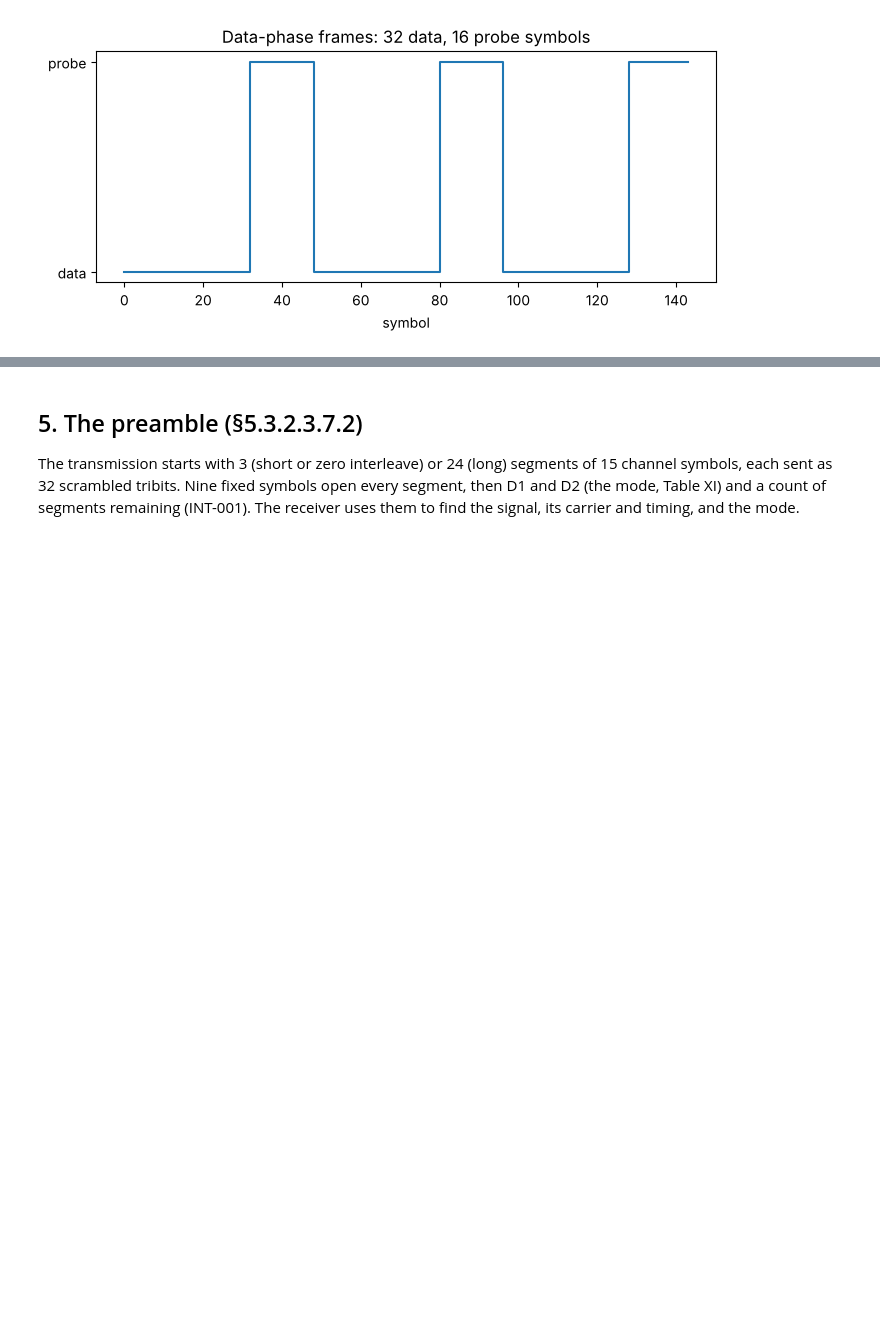
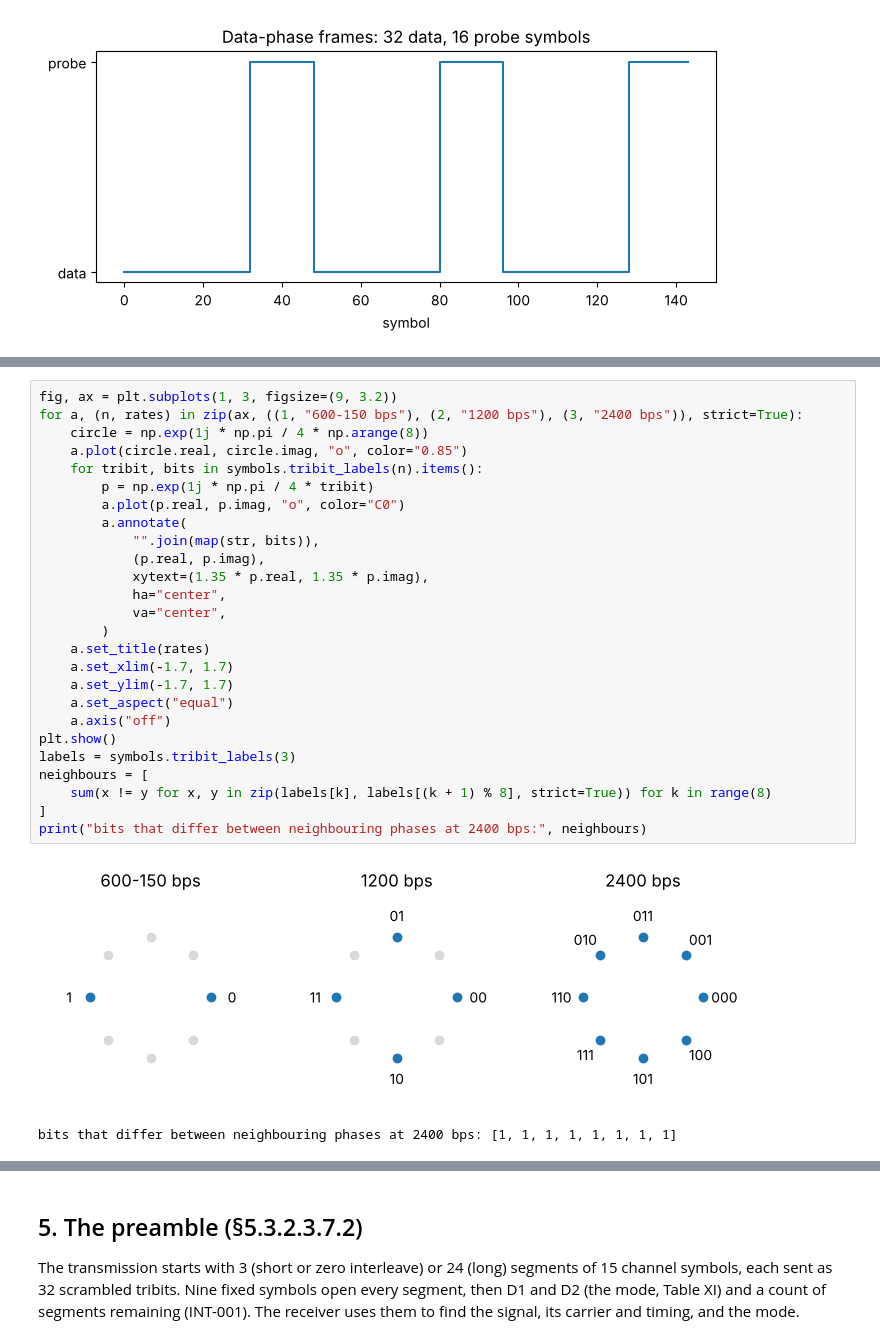
Before and after one commit to Willt125/MIL-STD-188-110, a Jupyter notebook: docs/walkthrough.ipynb, the cells around one changed output, grey strips where cells are left out. Cells and saved outputs as stored; diff of their text form; blank space fills up the shorter version.

```diff
--- a/docs/walkthrough.ipynb
+++ b/docs/walkthrough.ipynb
@@ -94,0 +127,29 @@ preamble 1440 symbols ( 0.6 s ), data phase 2880 symbols
+# %%
+fig, ax = plt.subplots(1, 3, figsize=(9, 3.2))
+for a, (n, rates) in zip(ax, ((1, "600-150 bps"), (2, "1200 bps"), (3, "2400 bps")), strict=True):
+    circle = np.exp(1j * np.pi / 4 * np.arange(8))
+    a.plot(circle.real, circle.imag, "o", color="0.85")
+    for tribit, bits in symbols.tribit_labels(n).items():
+        p = np.exp(1j * np.pi / 4 * tribit)
+        a.plot(p.real, p.imag, "o", color="C0")
+        a.annotate(
+            "".join(map(str, bits)),
+            (p.real, p.imag),
+            xytext=(1.35 * p.real, 1.35 * p.imag),
+            ha="center",
+            va="center",
+        )
+    a.set_title(rates)
+    a.set_xlim(-1.7, 1.7)
+    a.set_ylim(-1.7, 1.7)
+    a.set_aspect("equal")
+    a.axis("off")
+plt.show()
+labels = symbols.tribit_labels(3)
+neighbours = [
+    sum(x != y for x, y in zip(labels[k], labels[(k + 1) % 8], strict=True)) for k in range(8)
+]
+print("bits that differ between neighbouring phases at 2400 bps:", neighbours)
+# %% [output]
+[figure, added]
+bits that differ between neighbouring phases at 2400 bps: [1, 1, 1, 1, 1, 1, 1, 1]
```
Also changed, not shown: parts of 17 cells of this notebook, 1 other file.
